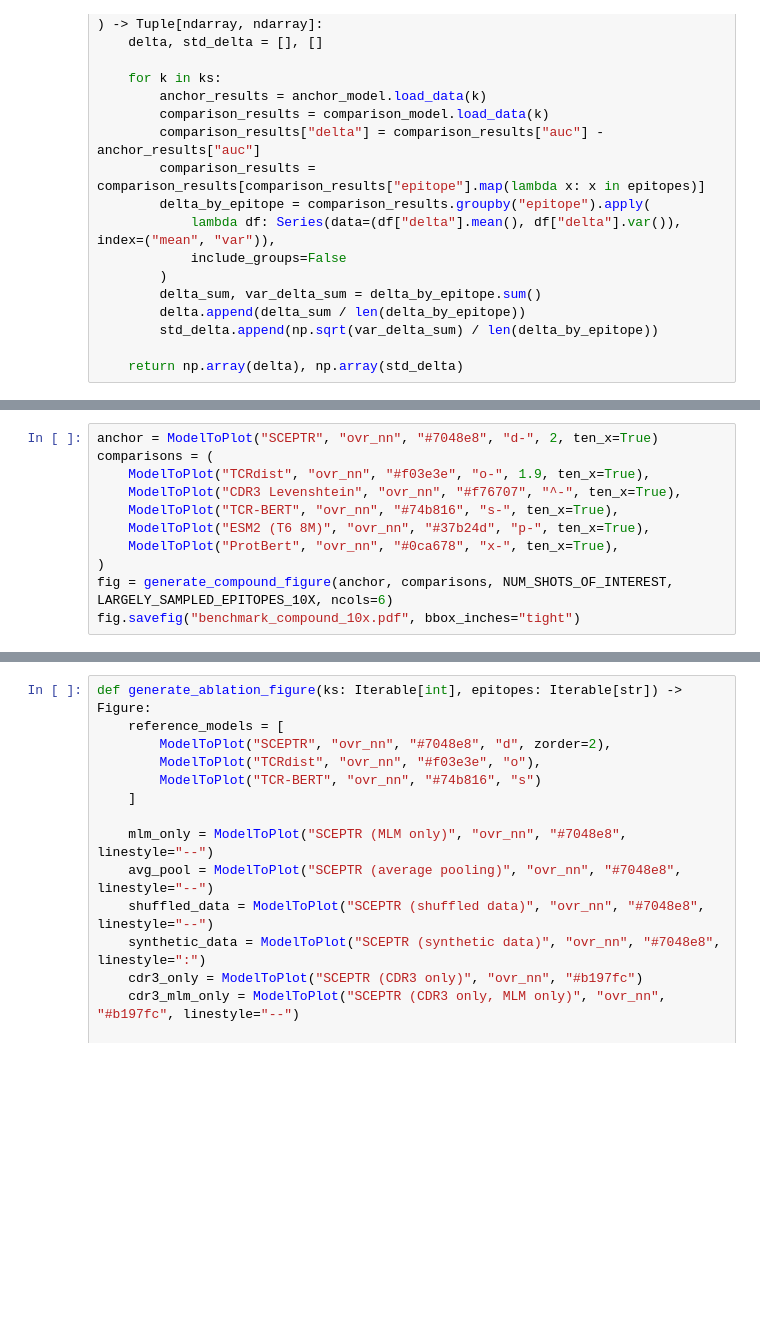
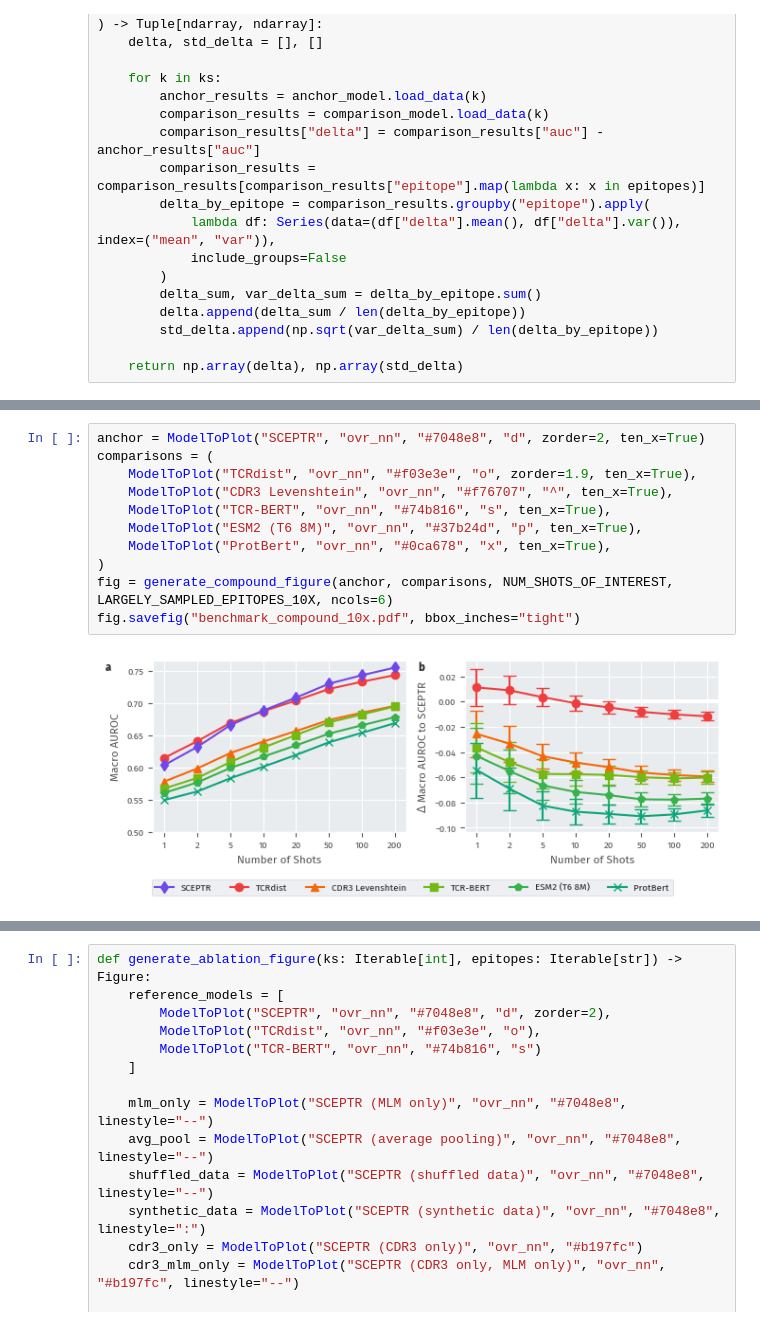
Before and after one commit to yutanagano/sceptr_publication_analyses, a Jupyter notebook: notebooks/plot_generation.ipynb, the cells around one changed output, grey strips where cells are left out. Drawn from its saved outputs; the diff is of its cells as text; blank space fills up the shorter version.

Commit message:
Update plotting code

```diff
--- a/notebooks/plot_generation.ipynb
+++ b/notebooks/plot_generation.ipynb
@@ -235,14 +239,16 @@ fig.savefig("benchmark_deltas.pdf", bbox_inches="tight")
 # %%
-anchor = ModelToPlot("SCEPTR", "ovr_nn", "#7048e8", "d-", 2, ten_x=True)
+anchor = ModelToPlot("SCEPTR", "ovr_nn", "#7048e8", "d", zorder=2, ten_x=True)
 comparisons = (
-    ModelToPlot("TCRdist", "ovr_nn", "#f03e3e", "o-", 1.9, ten_x=True),
-    ModelToPlot("CDR3 Levenshtein", "ovr_nn", "#f76707", "^-", ten_x=True),
-    ModelToPlot("TCR-BERT", "ovr_nn", "#74b816", "s-", ten_x=True),
-    ModelToPlot("ESM2 (T6 8M)", "ovr_nn", "#37b24d", "p-", ten_x=True),
-    ModelToPlot("ProtBert", "ovr_nn", "#0ca678", "x-", ten_x=True),
+    ModelToPlot("TCRdist", "ovr_nn", "#f03e3e", "o", zorder=1.9, ten_x=True),
+    ModelToPlot("CDR3 Levenshtein", "ovr_nn", "#f76707", "^", ten_x=True),
+    ModelToPlot("TCR-BERT", "ovr_nn", "#74b816", "s", ten_x=True),
+    ModelToPlot("ESM2 (T6 8M)", "ovr_nn", "#37b24d", "p", ten_x=True),
+    ModelToPlot("ProtBert", "ovr_nn", "#0ca678", "x", ten_x=True),
 )
 fig = generate_compound_figure(anchor, comparisons, NUM_SHOTS_OF_INTEREST, LARGELY_SAMPLED_EPITOPES_10X, ncols=6)
 fig.savefig("benchmark_compound_10x.pdf", bbox_inches="tight")
+# %% [output]
+[figure, added]
 # %%
 anchor = ModelToPlot("SCEPTR", "ovr_nn", "#7048e8")
 comparisons = (
```
Also changed, not shown: parts of 14 cells of this notebook.
